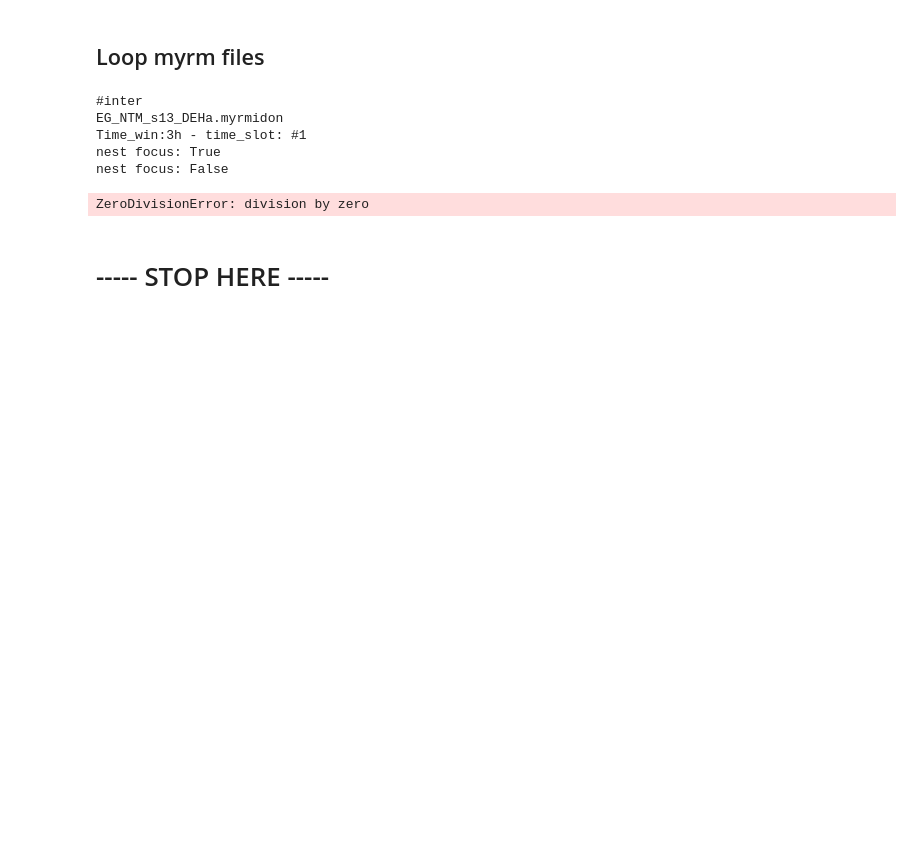
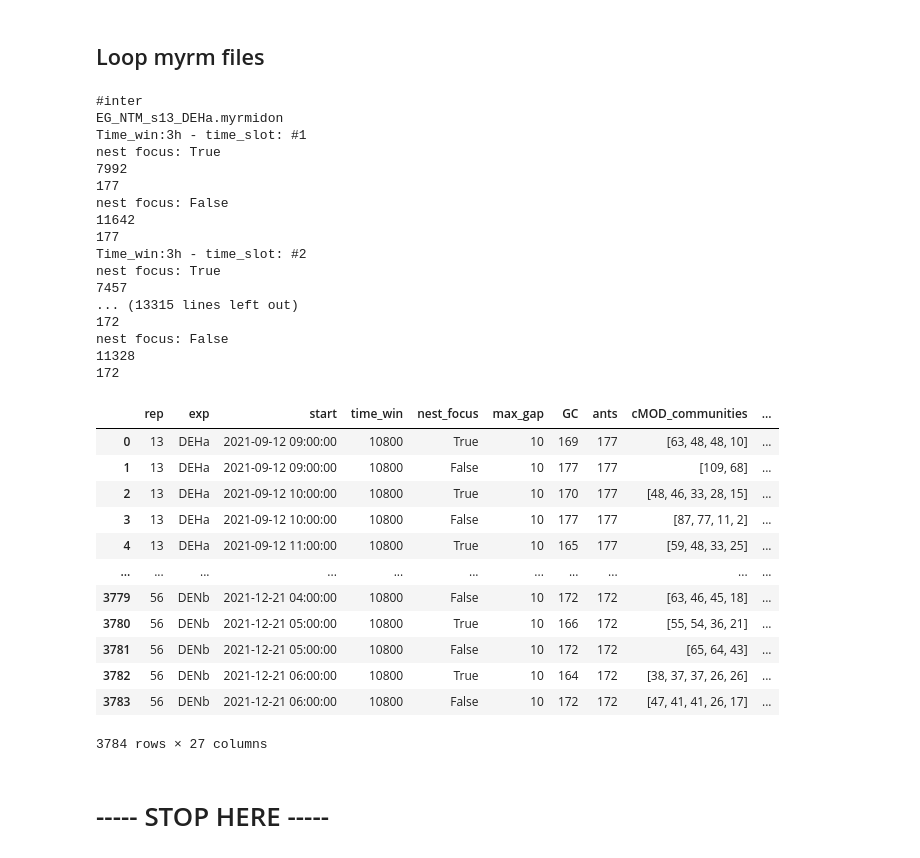
Before and after one commit to EnricoGavagnin/nest_topology_analysis, a Jupyter notebook: NTM_df_prop_calculator.ipynb, the cells around one changed output. Drawn from its saved outputs; the diff is of its cells as text; code cells hidden in the pictures; blank space fills up the shorter version.

Commit message:
data nest and rolling 3 h

```diff
--- a/NTM_df_prop_calculator.ipynb
+++ b/NTM_df_prop_calculator.ipynb
@@ -114,7 +114,7 @@ def G_prop(G, exp, start, end, time_win, max_gap, name, var, nest_focus, PLOT_HM
             }
 
 # initialise data-frame with properties
-prop_df = pd.DataFrame(columns=G_prop(nx.Graph(np.eye(2)),[],fm.Time.Now(),[],1,1,myrm_list[0],var=None, nest_focus=True).keys())
+prop_df = pd.DataFrame(columns=G_prop(nx.star_graph(5),[],fm.Time.Now(),[],1,1,myrm_list[0],var=None, nest_focus=True).keys())
 # %% [markdown]
 ## Heatmap partition
 # %%
@@ -224,18 +224,19 @@ def compute_G(exp, start, end, min_cum_duration, frm_rate, link_type, nest_focus
                                             reportFullTrajectories= False)[1]:
 
         # Focus on Nest zone (id=1)
-        if nest_focus & (1 in i.Trajectories[1].Zones):
+        if nest_focus & ~(1 in i.Trajectories[1].Zones):
+            continue
 
-            if link_type == 'length_inter':
-            # OPT1
-            # WEIGHTS: cumulative interaction time
-                adj_mat[i.IDs[0]-1, i.IDs[1]-1] += (TimeToFrame[fm.Time.ToTimestamp(i.End)] - TimeToFrame[fm.Time.ToTimestamp(i.Start)]) * 1 / frm_rate
-            elif link_type == '#inter':
-            # OPT2
-            # WEIGHTS: number of interactions
-                adj_mat[i.IDs[0]-1, i.IDs[1]-1] += 1
-            else:
-                raise TypeError('"link_type" not valid')
+        if link_type == 'length_inter':
+        # OPT1
+        # WEIGHTS: cumulative interaction time
+            adj_mat[i.IDs[0]-1, i.IDs[1]-1] += (TimeToFrame[fm.Time.ToTimestamp(i.End)] - TimeToFrame[fm.Time.ToTimestamp(i.Start)]) * 1 / frm_rate
+        elif link_type == '#inter':
+        # OPT2
+        # WEIGHTS: number of interactions
+            adj_mat[i.IDs[0]-1, i.IDs[1]-1] += 1
+        else:
+            raise TypeError('"link_type" not valid')
 
 
     # interaction filtering (remove weak connections)
@@ -270,7 +271,7 @@ with open('data/mode_communities_louvain.pkl', 'rb') as f:
 for link_type in ['#inter']:
 
     # initialise data-frame with properties
-    prop_df = pd.DataFrame(columns=G_prop(nx.Graph(np.eye(2)),[],fm.Time.Now(),[],1,1,myrm_list[0],var=None, nest_focus=True).keys())
+    prop_df = pd.DataFrame(columns=G_prop(nx.star_graph(5),[],fm.Time.Now(),[],1,1,myrm_list[0],var=None, nest_focus=True).keys())
 
     print(link_type)
 
@@ -296,37 +297,63 @@ for link_type in ['#inter']:
         # ======== 1H window ========
         for time_win_h in [3]:
             time_win = 60 * 60 * time_win_h
 
-            for tw in range(22):
+            for tw in range( 22):
                 print('Time_win:' + str (time_win_h) + 'h - time_slot: #' + str(tw + 1))
 
                 for nest_focus in [True, False]:
                     print('nest focus: ' + str(nest_focus))
-                    s = start.Add(fm.Duration(tw * time_win * 10**9))
-                    e = start.Add(fm.Duration((tw + 1) * time_win * 10**9))
+                    s = start.Add(fm.Duration(tw * 60**2 * 10**9))
+                    e = start.Add(fm.Duration((tw + time_win_h) * 60**2 * 10**9))
 
                     # Compute network
                     G = compute_G(exp, s, e, min_cum_duration, frm_rate, link_type, nest_focus=nest_focus)
+                    print(G.number_of_edges())
+                    print(G.number_of_nodes())
 
                     # variables dict
                     var = {'link_type': link_type, 'time_win': time_win, 'h': tw}
 
                     # Compute properties
                     prop_df = prop_df.append(G_prop(G, exp, s, e, time_win, max_gap, myrm_file, var = var, nest_focus=nest_focus, PLOT_HM_check = False), ignore_index=True)
 
     # Save
     a_file = open('data/prop_data_3_' + link_type + '_NF_T_F.pkl', "wb")
     pickle.dump(prop_df, a_file)
     a_file.close()
 
 prop_df
 # %% [output]
 #inter
 EG_NTM_s13_DEHa.myrmidon
 Time_win:3h - time_slot: #1
 nest focus: True
+7992
+177
 nest focus: False
+11642
+177
+Time_win:3h - time_slot: #2
+nest focus: True
+7457
+... (13315 lines left out)
+172
+nest focus: False
+11328
+172
+|  | rep | exp | start | time_win | nest_focus | max_gap | GC | ants | cMOD_communities | ... |
+| 0 | 13 | DEHa | 2021-09-12 09:00:00 | 10800 | True | 10 | 169 | 177 | [63, 48, 48, 10] | ... |
+| 1 | 13 | DEHa | 2021-09-12 09:00:00 | 10800 | False | 10 | 177 | 177 | [109, 68] | ... |
+| 2 | 13 | DEHa | 2021-09-12 10:00:00 | 10800 | True | 10 | 170 | 177 | [48, 46, 33, 28, 15] | ... |
+| 3 | 13 | DEHa | 2021-09-12 10:00:00 | 10800 | False | 10 | 177 | 177 | [87, 77, 11, 2] | ... |
+| 4 | 13 | DEHa | 2021-09-12 11:00:00 | 10800 | True | 10 | 165 | 177 | [59, 48, 33, 25] | ... |
+| ... | ... | ... | ... | ... | ... | ... | ... | ... | ... | ... |
+| 3779 | 56 | DENb | 2021-12-21 04:00:00 | 10800 | False | 10 | 172 | 172 | [63, 46, 45, 18] | ... |
+| 3780 | 56 | DENb | 2021-12-21 05:00:00 | 10800 | True | 10 | 166 | 172 | [55, 54, 36, 21] | ... |
+| 3781 | 56 | DENb | 2021-12-21 05:00:00 | 10800 | False | 10 | 172 | 172 | [65, 64, 43] | ... |
+| 3782 | 56 | DENb | 2021-12-21 06:00:00 | 10800 | True | 10 | 164 | 172 | [38, 37, 37, 26, 26] | ... |
+| 3783 | 56 | DENb | 2021-12-21 06:00:00 | 10800 | False | 10 | 172 | 172 | [47, 41, 41, 26, 17] | ... |
-ZeroDivisionError: division by zero
+3784 rows × 27 columns
 # %% [markdown]
 # ----- STOP HERE -----
 # %% [markdown]
```
Also changed, not shown: 1 other file.
